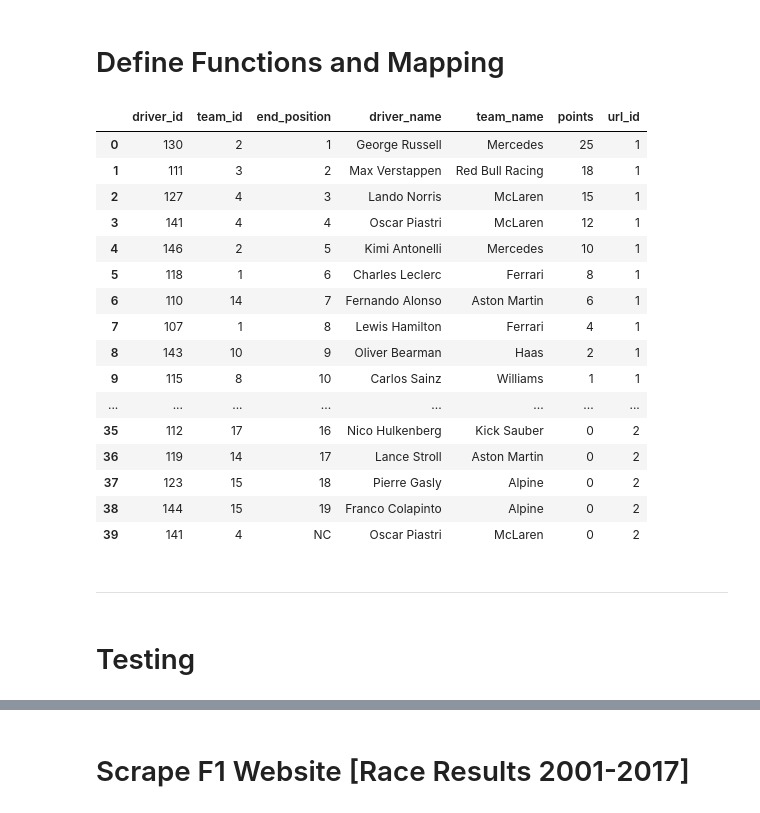
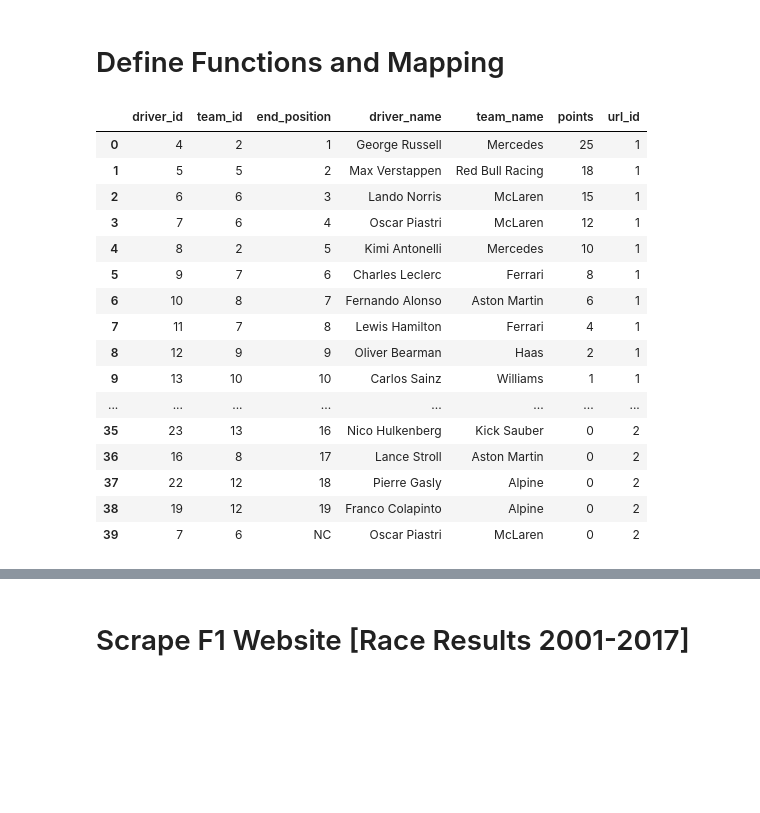
Before and after one commit to JackRWilson/Formula-1-Predictions-Project, a Jupyter notebook: notebooks/data_scraping.ipynb, the cells around one changed output, grey strips where cells are left out. Drawn from its saved outputs; the diff is of its cells as text; code cells hidden in the pictures; blank space fills up the shorter version.

```diff
--- a/notebooks/data_scraping.ipynb
+++ b/notebooks/data_scraping.ipynb
@@ -491,16 +491,16 @@ constructor_mapping = {'team_id': {
     'Lambo Lamborghini': 'Modena'
 }}
 # %%
-def load_id_map(path: str):
+def load_id_map(path: str, default: dict | list = {}):
     """
-    Load the pickle file ID maps if they exist, otherwise return an empty dictionary
+    Load the pickle file ID maps if they exist, otherwise return an empty dictionary or list
 
     """
     if os.path.exists(path):
         with open(path, 'rb') as f:
             return pickle.load(f)
     else:
-        return {}
+        return default
 
 def save_id_map(path: str, id_map):
     """
@@ -518,7 +518,7 @@ def init_col_map(col_map: dict):
     """
     return {col: {'index': index, 'values': []} for col, index in col_map.items()}
 # %%
-def scrape_f1_website(urls: list, total_col: int, col_idx_map: dict, id_cols: list, data_folder: str = '../data/raw', id_mask: dict = None) -> pd.DataFrame:
+def scrape_url(urls: list, total_col: int, col_idx_map: dict, id_cols: list, data_folder: str = '../data/raw', id_mask: dict = None) -> pd.DataFrame:
     """
     Scrapes a table from a website and returns a dataframe of scraped values
 
@@ -610,7 +610,7 @@ def scrape_f1_website(urls: list, total_col: int, col_idx_map: dict, id_cols: li
                                     id_map = load_id_map(f'{col_name}_map.pkl')
 
                                 # Get the value from the table cell using the index from col_map
-                                scraped_value = cells[col_info['index']].text
+                                scraped_value = cells[col_info['index']].text.strip()
 
                                 # Apply ID mask if provided
                                 if id_mask and col_name in id_mask:
@@ -619,7 +619,7 @@ def scrape_f1_website(urls: list, total_col: int, col_idx_map: dict, id_cols: li
                                 # Search through ID map keys to find a match
                                 matched_key = None
                                 for existing_key in id_map.keys():
-                                    if scraped_value in existing_key or existing_key.endswith(scraped_value):
+                                    if scraped_value in existing_key:
                                         matched_key = existing_key
                                         break
 
@@ -669,29 +669,25 @@ def scrape_f1_website(urls: list, total_col: int, col_idx_map: dict, id_cols: li
 # %%
 urls = ['https://www.formula1.com/en/results/2025/races/1270/singapore/race-result', 'https://www.formula1.com/en/results/2025/races/1269/azerbaijan/race-result']
 total_cols = 7
 col_map = {'driver_id': 2, 'team_id': 3, 'end_position': 0, 'driver_name': 2, 'team_name': 3, 'points': 6}
 id_cols = ['driver_id', 'team_id']
-df = scrape_f1_website(urls, total_cols, col_map, id_cols, id_mask = constructor_mapping)
+df = scrape_url(urls, total_cols, col_map, id_cols, id_mask = constructor_mapping)
 df
 # %% [output]
 |  | driver_id | team_id | end_position | driver_name | team_name | points | url_id |
-| 0 | 130 | 2 | 1 | George Russell | Mercedes | 25 | 1 |
-| 1 | 111 | 3 | 2 | Max Verstappen | Red Bull Racing | 18 | 1 |
-| 2 | 127 | 4 | 3 | Lando Norris | McLaren | 15 | 1 |
-| 3 | 141 | 4 | 4 | Oscar Piastri | McLaren | 12 | 1 |
-| 4 | 146 | 2 | 5 | Kimi Antonelli | Mercedes | 10 | 1 |
-| 5 | 118 | 1 | 6 | Charles Leclerc | Ferrari | 8 | 1 |
-| 6 | 110 | 14 | 7 | Fernando Alonso | Aston Martin | 6 | 1 |
-| 7 | 107 | 1 | 8 | Lewis Hamilton | Ferrari | 4 | 1 |
-| 8 | 143 | 10 | 9 | Oliver Bearman | Haas | 2 | 1 |
-| 9 | 115 | 8 | 10 | Carlos Sainz | Williams | 1 | 1 |
+| 0 | 4 | 2 | 1 | George Russell | Mercedes | 25 | 1 |
+| 1 | 5 | 5 | 2 | Max Verstappen | Red Bull Racing | 18 | 1 |
+| 2 | 6 | 6 | 3 | Lando Norris | McLaren | 15 | 1 |
+| 3 | 7 | 6 | 4 | Oscar Piastri | McLaren | 12 | 1 |
+| 4 | 8 | 2 | 5 | Kimi Antonelli | Mercedes | 10 | 1 |
+| 5 | 9 | 7 | 6 | Charles Leclerc | Ferrari | 8 | 1 |
+| 6 | 10 | 8 | 7 | Fernando Alonso | Aston Martin | 6 | 1 |
+| 7 | 11 | 7 | 8 | Lewis Hamilton | Ferrari | 4 | 1 |
+| 8 | 12 | 9 | 9 | Oliver Bearman | Haas | 2 | 1 |
+| 9 | 13 | 10 | 10 | Carlos Sainz | Williams | 1 | 1 |
 | ... | ... | ... | ... | ... | ... | ... | ... |
-| 35 | 112 | 17 | 16 | Nico Hulkenberg | Kick Sauber | 0 | 2 |
-| 36 | 119 | 14 | 17 | Lance Stroll | Aston Martin | 0 | 2 |
-| 37 | 123 | 15 | 18 | Pierre Gasly | Alpine | 0 | 2 |
-| 38 | 144 | 15 | 19 | Franco Colapinto | Alpine | 0 | 2 |
-| 39 | 141 | 4 | NC | Oscar Piastri | McLaren | 0 | 2 |
+| 35 | 23 | 13 | 16 | Nico Hulkenberg | Kick Sauber | 0 | 2 |
+| 36 | 16 | 8 | 17 | Lance Stroll | Aston Martin | 0 | 2 |
+| 37 | 22 | 12 | 18 | Pierre Gasly | Alpine | 0 | 2 |
+| 38 | 19 | 12 | 19 | Franco Colapinto | Alpine | 0 | 2 |
+| 39 | 7 | 6 | NC | Oscar Piastri | McLaren | 0 | 2 |
-# %% [markdown]
----
-# %% [markdown]
-# Testing
```
Also changed, not shown: parts of 10 cells of this notebook.
